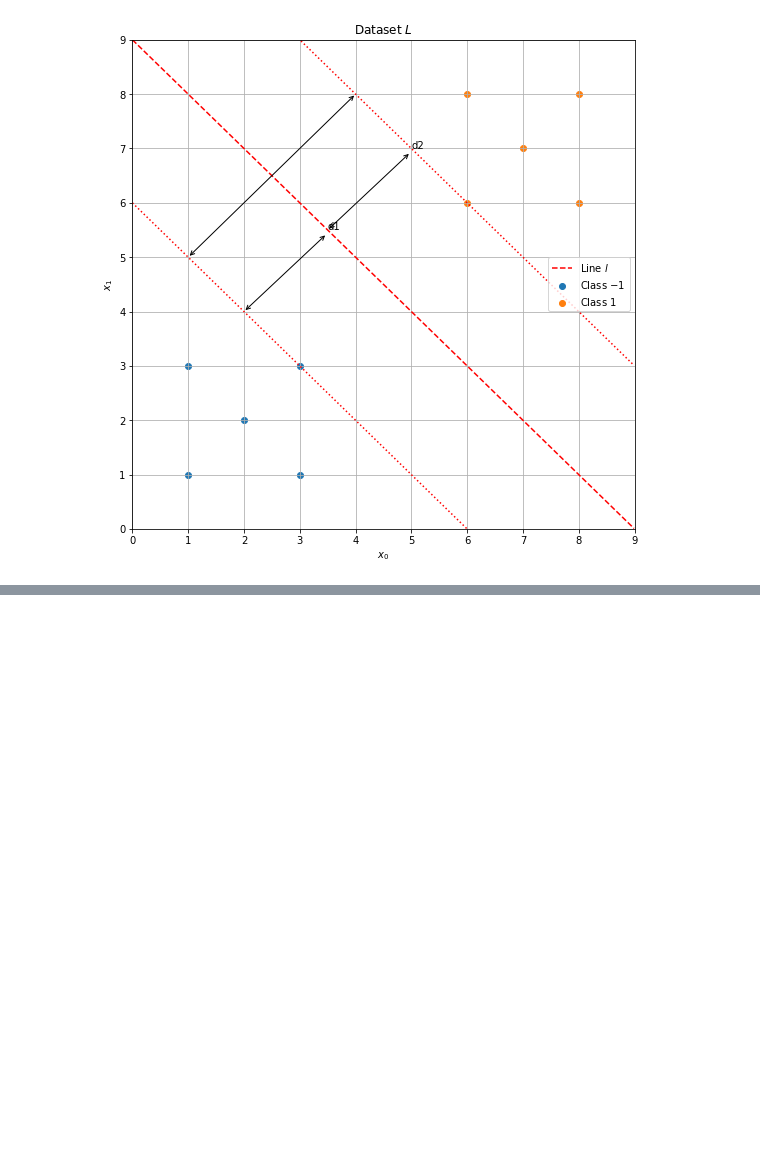
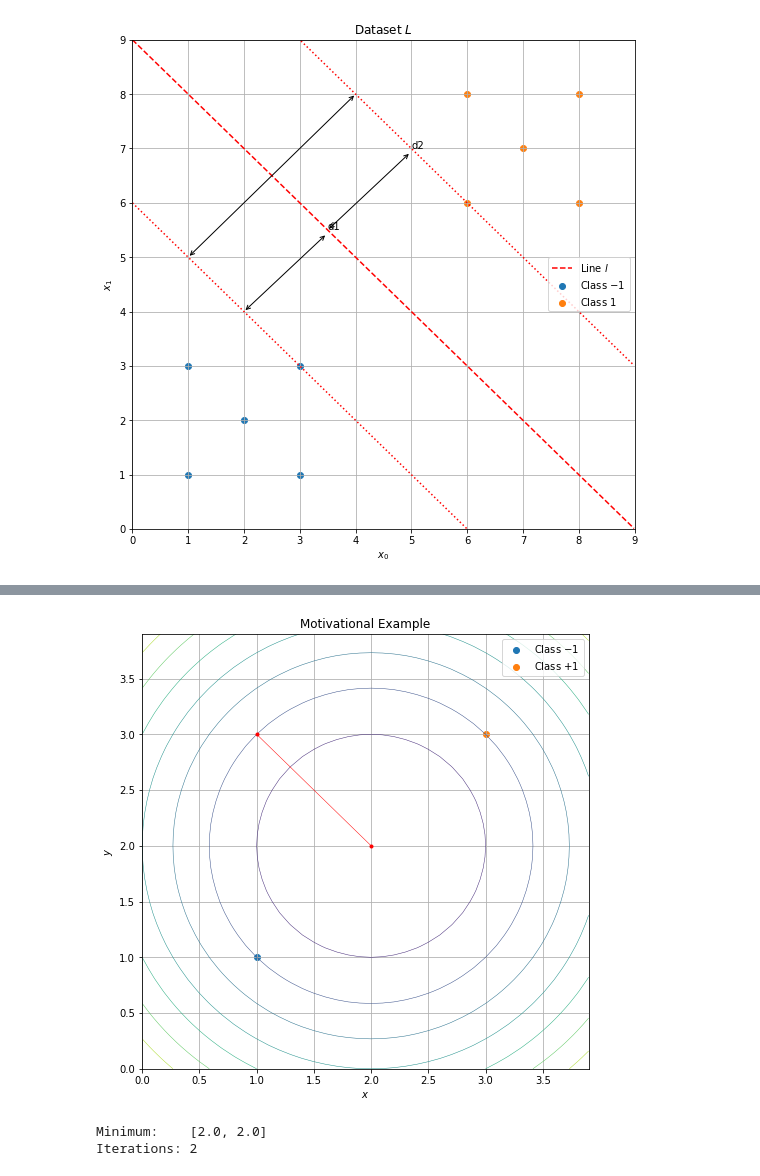
Before and after one commit to johnduffymsc/msc_comp0120project, a Jupyter notebook: COMP0120_Project_Code_John_Duffy.ipynb, the cells around one changed output, grey strips where cells are left out. Drawn from its saved outputs; the diff is of its cells as text; code cells hidden in the pictures; blank space fills up the shorter version.

```diff
--- a/COMP0120_Project_Code_John_Duffy.ipynb
+++ b/COMP0120_Project_Code_John_Duffy.ipynb
@@ -215,0 +231,45 @@ a[1]
+# %%
+# motivate.pdf
+
+f = lambda x: 0.5*(x[0]**2 + x[1]**2) - 2 * x[0] - 2 * x[1] + 2
+
+df = lambda x: np.array([x[0] - 2, x[1] - 2])
+
+d2f = lambda x: np.array([[1, 0], [0, 1]])
+
+
+x0 = np.array([1.0,3.0])
+iters, xs = steepest_descent(f, df, x0)
+
+x = np.arange(0, 4, 0.1)
+y = np.arange(0, 4, 0.1)
+xx, yy = np.meshgrid(x, y)
+z = 0.5*(xx**2 + yy**2) - 2*xx -2*yy + 2
+
+plt.figure(figsize=(8, 8))
+plt.contour(x,y,z, linewidths=0.5)
+plt.scatter(1, 1, label="Class $-1$")
+plt.scatter(3, 3, label="Class $+1$")
+
+x_plot = []
+y_plot = []
+for i in range(iters):
+    x_plot.append(xs[i][0])
+    y_plot.append(xs[i][1])
+plt.plot(x_plot, y_plot, '-ro', linewidth=0.5, markersize=3)
+
+plt.title("Motivational Example")
+plt.xlabel("$x$")
+plt.ylabel("$y$")
+plt.legend()
+plt.grid()
+plt.savefig("motivate.pdf")
+plt.show()
+
+print("Minimum:    [{}, {}]".format(xs[-1][0], xs[-1][1]))
+print("Iterations: {}".format(iters))
+print("\n")
+# %% [output]
+[figure, added]
+Minimum:    [2.0, 2.0]
+Iterations: 2
```
Also changed, not shown: parts of 7 cells of this notebook, 1 other file.
